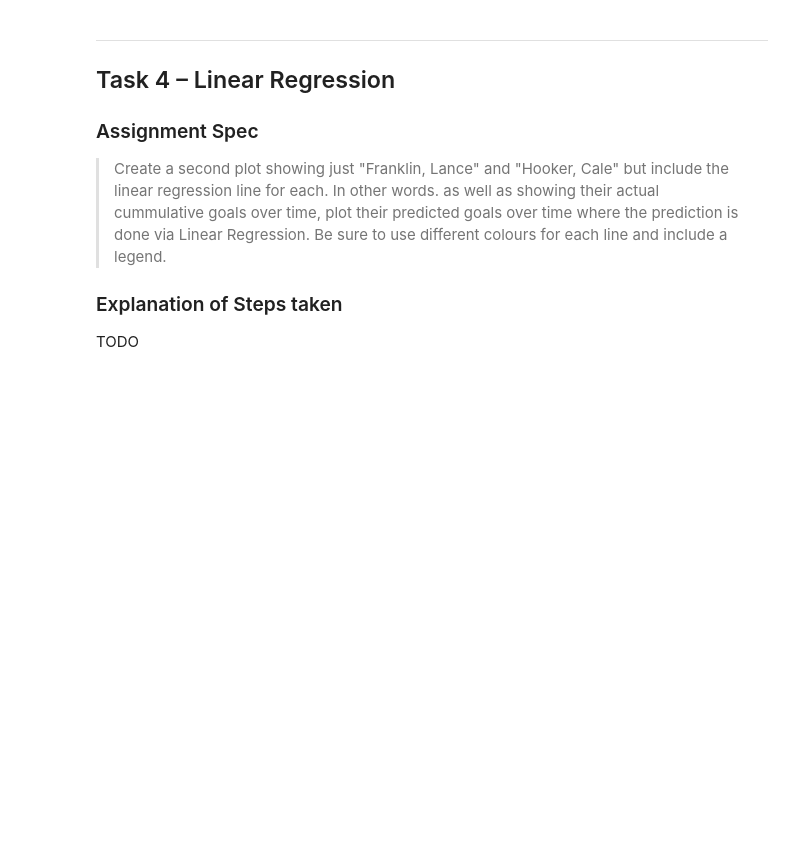
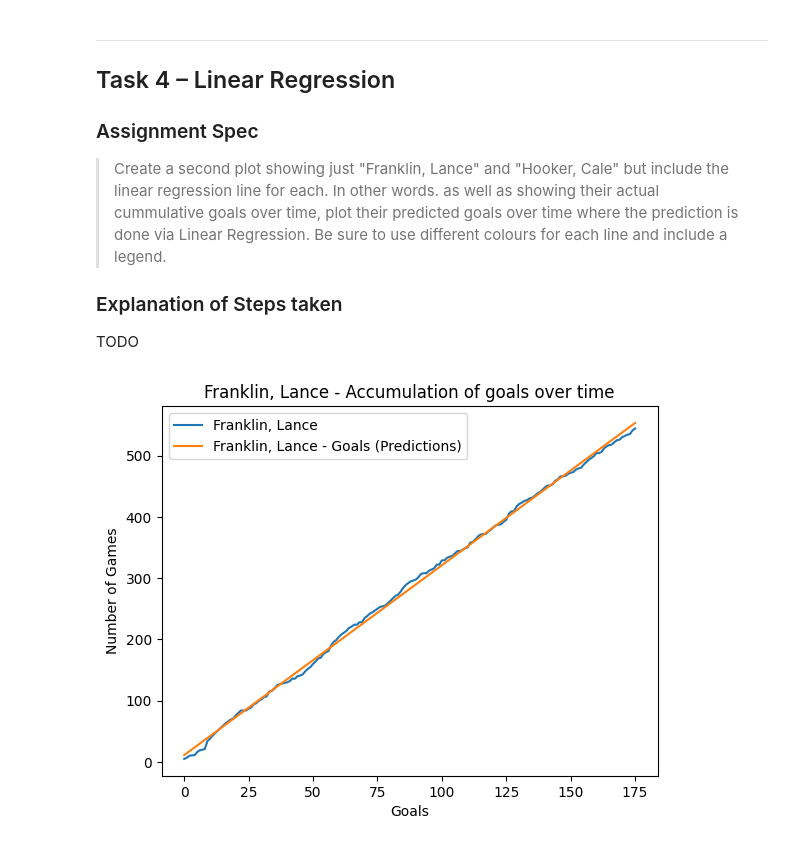
Before and after one commit to ayoung90/IATD-PythData-ProjectAssessment, a Jupyter notebook: afl_stats.ipynb, the cells around one changed output. Cells and saved outputs as stored; diff of their text form; code cells hidden in the pictures; blank space fills up the shorter version.

```diff
--- a/afl_stats.ipynb
+++ b/afl_stats.ipynb
@@ -144,0 +182,16 @@ TODO
+# %%
+get_random_player = False
+
+# Note: uncomment below line to graph a random player :)
+#get_random_player = True
+
+if get_random_player:
+    player = games_stats_players["displayName_stats"].sample().values[0]
+else:
+    player = 'Franklin, Lance'
+
+set_graph_attributes(f"{player} - Accumulation of goals over time","Goals", "Number of Games", show_legend=True)
+
+plot_player(player, add_linear_regression=True)
+# %% [output]
+[figure, added]
```
Also changed, not shown: parts of 6 cells of this notebook.
